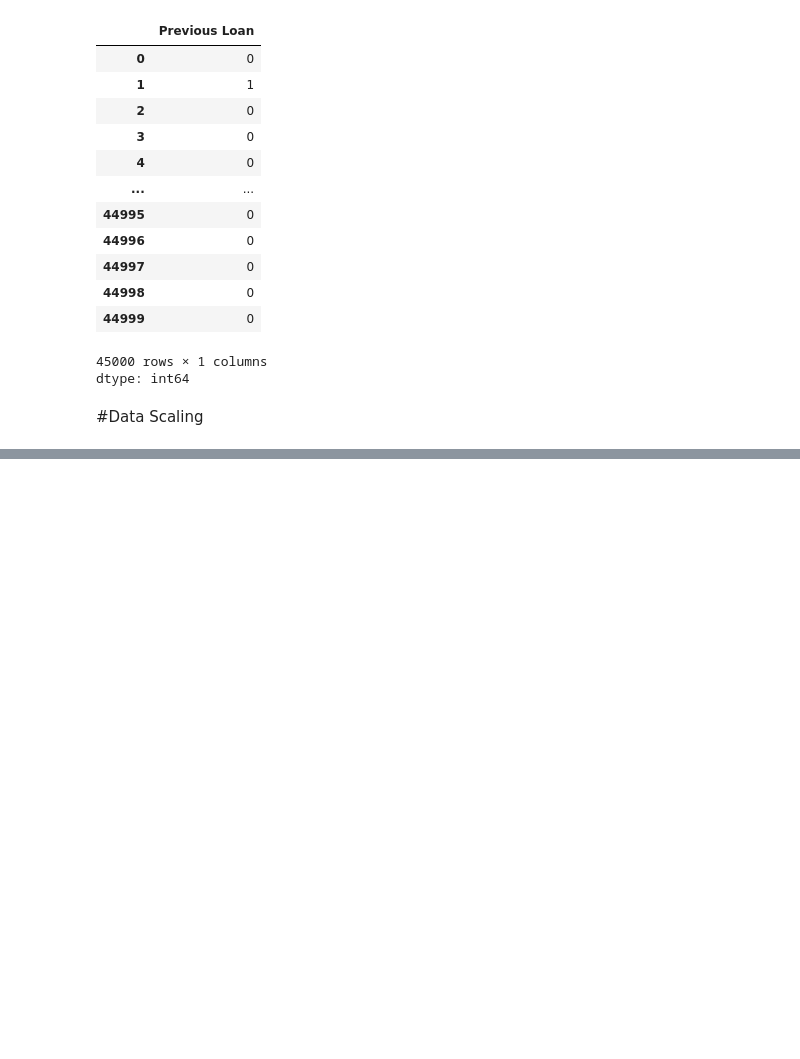
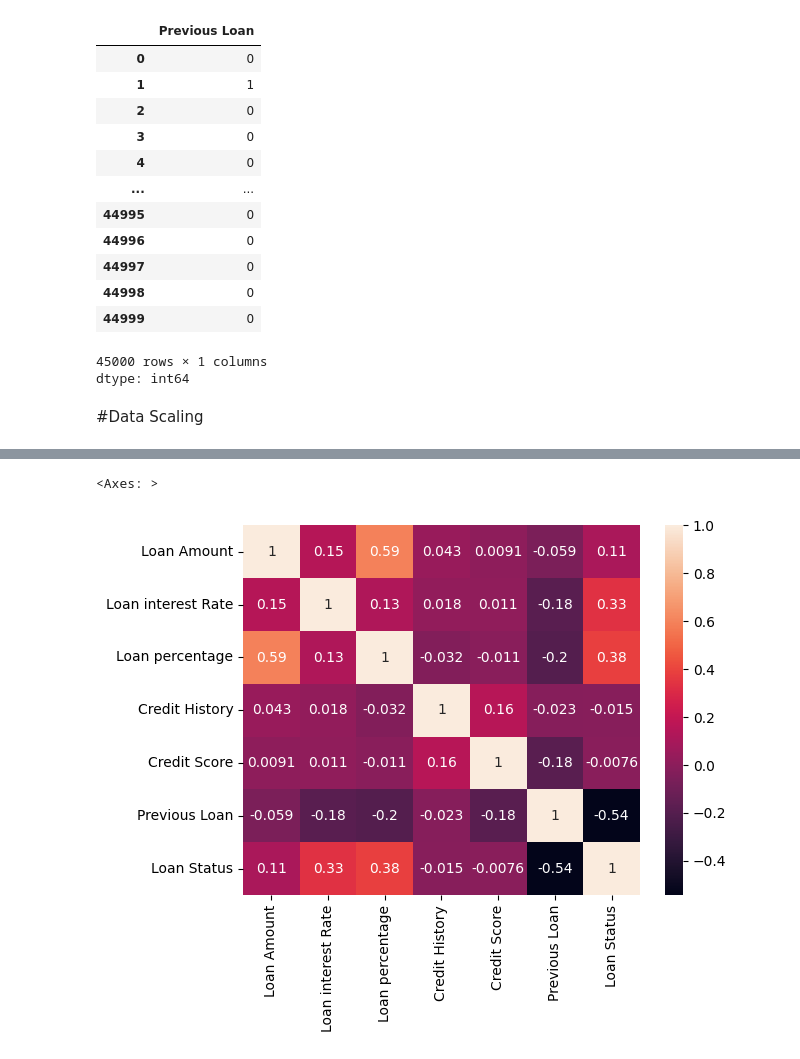
Before and after one commit to Muhammad-Musharraf/Machine-Learning, a Jupyter notebook: Loan_Approved_Prediction.ipynb, the cells around one changed output, grey strips where cells are left out. Cells and saved outputs as stored; diff of their text form; code cells hidden in the pictures; blank space fills up the shorter version.

```diff
--- a/Loan_Approved_Prediction.ipynb
+++ b/Loan_Approved_Prediction.ipynb
@@ -339,10 +339,3 @@ scaler = StandardScaler()
 from sklearn.preprocessing import StandardScaler
 
 scaler = StandardScaler()
-# %%
-from sklearn.preprocessing import StandardScaler
-
-scaler = StandardScaler()
-
-for col in num_cols:
-    df[col] = scaler.fit_transform(df[[col]])
@@ -385,0 +389,5 @@ df.head()
+# %%
+sns.heatmap(df.corr(numeric_only=True),annot=True)
+# %% [output]
+<Axes: >
+[figure, added]
```
Also changed, not shown: parts of 8 cells of this notebook.
